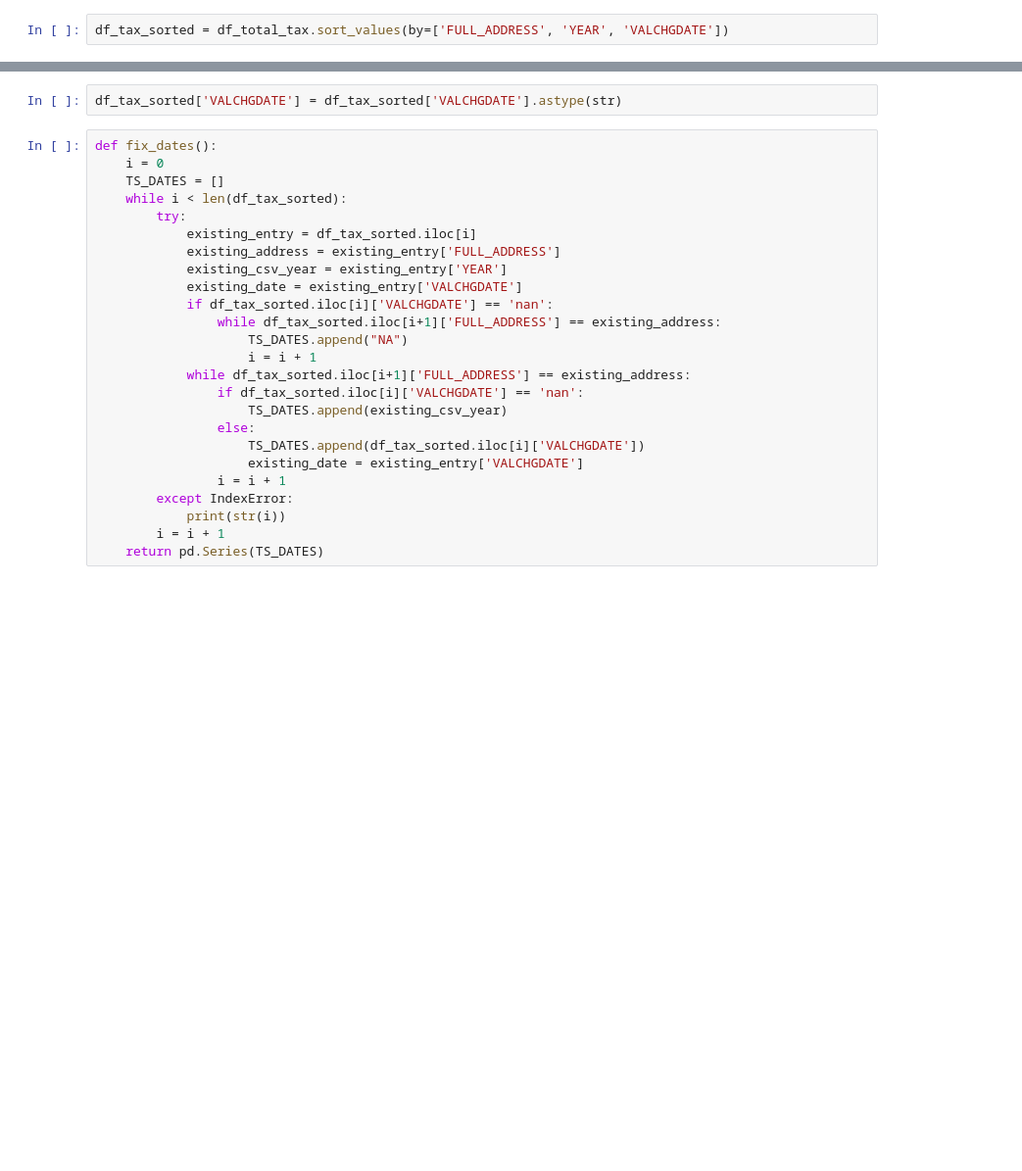
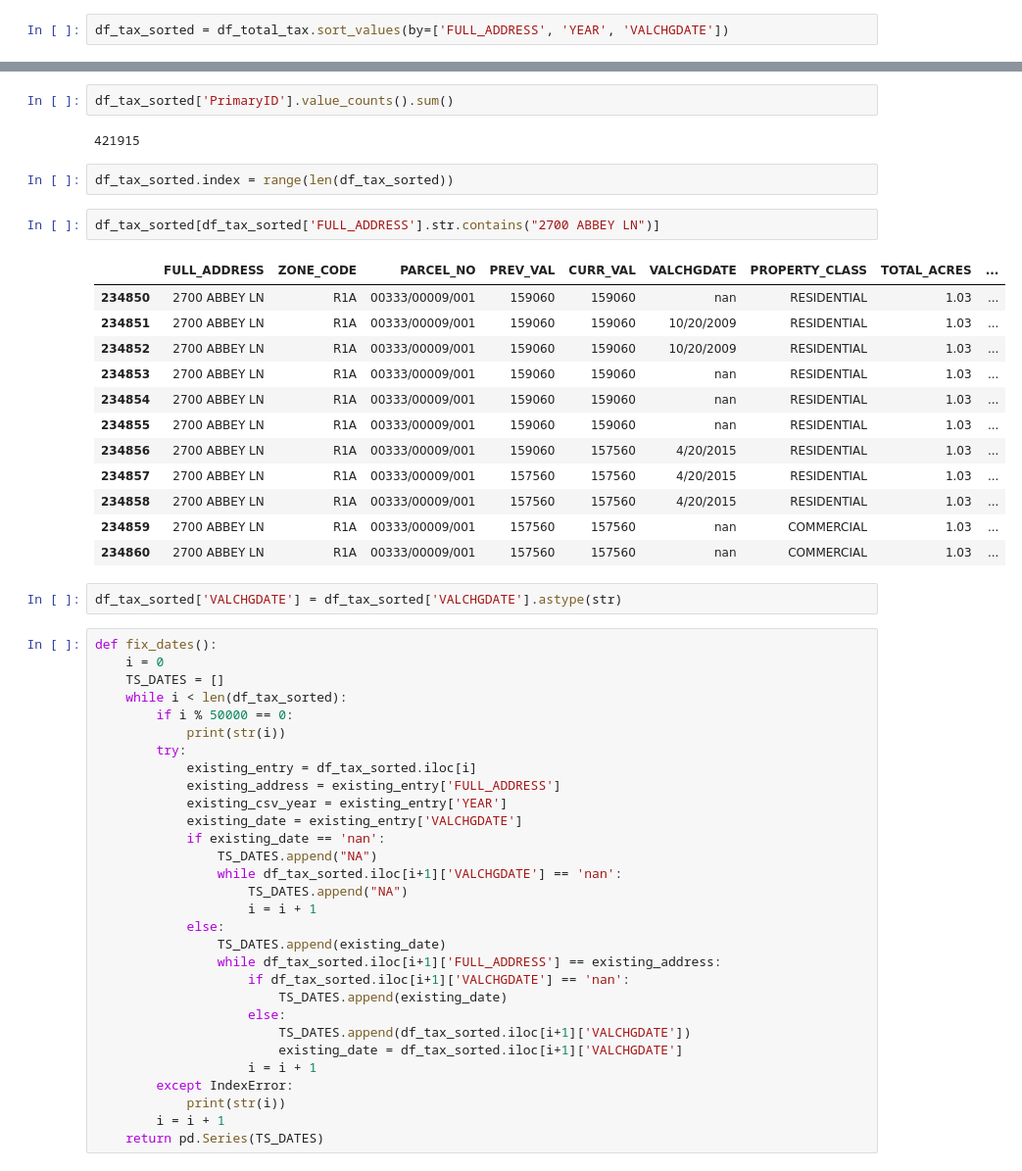
Before and after one commit to asensio-lab/albany-housing-analytics, a Jupyter notebook: preprocessing/propertyvalues/fix_tax_addresses_master.ipynb, the cells around one changed output, grey strips where cells are left out. Shown at 98% size. Drawn from its saved outputs; the diff is of its cells as text; blank space fills up the shorter version.

```diff
--- a/preprocessing/propertyvalues/fix_tax_addresses_master.ipynb
+++ b/preprocessing/propertyvalues/fix_tax_addresses_master.ipynb
@@ -508,3 +548,24 @@ True
+# %%
+df_tax_sorted['PrimaryID'].value_counts().sum()
+# %% [output]
+421915
+# %%
+df_tax_sorted.index = range(len(df_tax_sorted))
+# %%
+df_tax_sorted[df_tax_sorted['FULL_ADDRESS'].str.contains("2700 ABBEY LN")]
+# %% [output]
+|  | FULL_ADDRESS | ZONE_CODE | PARCEL_NO | PREV_VAL | CURR_VAL | VALCHGDATE | PROPERTY_CLASS | TOTAL_ACRES | ... |
+| 234850 | 2700 ABBEY LN | R1A | 00333/00009/001 | 159060 | 159060 | nan | RESIDENTIAL | 1.03 | ... |
+| 234851 | 2700 ABBEY LN | R1A | 00333/00009/001 | 159060 | 159060 | 10/20/2009 | RESIDENTIAL | 1.03 | ... |
+| 234852 | 2700 ABBEY LN | R1A | 00333/00009/001 | 159060 | 159060 | 10/20/2009 | RESIDENTIAL | 1.03 | ... |
+| 234853 | 2700 ABBEY LN | R1A | 00333/00009/001 | 159060 | 159060 | nan | RESIDENTIAL | 1.03 | ... |
+| 234854 | 2700 ABBEY LN | R1A | 00333/00009/001 | 159060 | 159060 | nan | RESIDENTIAL | 1.03 | ... |
+| 234855 | 2700 ABBEY LN | R1A | 00333/00009/001 | 159060 | 159060 | nan | RESIDENTIAL | 1.03 | ... |
+| 234856 | 2700 ABBEY LN | R1A | 00333/00009/001 | 159060 | 157560 | 4/20/2015 | RESIDENTIAL | 1.03 | ... |
+| 234857 | 2700 ABBEY LN | R1A | 00333/00009/001 | 157560 | 157560 | 4/20/2015 | RESIDENTIAL | 1.03 | ... |
+| 234858 | 2700 ABBEY LN | R1A | 00333/00009/001 | 157560 | 157560 | 4/20/2015 | RESIDENTIAL | 1.03 | ... |
+| 234859 | 2700 ABBEY LN | R1A | 00333/00009/001 | 157560 | 157560 | nan | COMMERCIAL | 1.03 | ... |
+| 234860 | 2700 ABBEY LN | R1A | 00333/00009/001 | 157560 | 157560 | nan | COMMERCIAL | 1.03 | ... |
 # %%
 df_tax_sorted['VALCHGDATE'] = df_tax_sorted['VALCHGDATE'].astype(str)
 # %%
@@ -512,22 +573,27 @@ def fix_dates():
     i = 0
     TS_DATES = []
     while i < len(df_tax_sorted):
+        if i % 50000 == 0:
+            print(str(i))
         try:
             existing_entry = df_tax_sorted.iloc[i]
             existing_address = existing_entry['FULL_ADDRESS']
             existing_csv_year = existing_entry['YEAR']
             existing_date = existing_entry['VALCHGDATE']
-            if df_tax_sorted.iloc[i]['VALCHGDATE'] == 'nan':
-                while df_tax_sorted.iloc[i+1]['FULL_ADDRESS'] == existing_address:
+            if existing_date == 'nan':
+                TS_DATES.append("NA")
+                while df_tax_sorted.iloc[i+1]['VALCHGDATE'] == 'nan':
                     TS_DATES.append("NA")
                     i = i + 1
-            while df_tax_sorted.iloc[i+1]['FULL_ADDRESS'] == existing_address:
-                if df_tax_sorted.iloc[i]['VALCHGDATE'] == 'nan':
-                    TS_DATES.append(existing_csv_year)
-                else:
-                    TS_DATES.append(df_tax_sorted.iloc[i]['VALCHGDATE'])
-                    existing_date = existing_entry['VALCHGDATE']
-                i = i + 1
+            else:
+                TS_DATES.append(existing_date)
+                while df_tax_sorted.iloc[i+1]['FULL_ADDRESS'] == existing_address:
+                    if df_tax_sorted.iloc[i+1]['VALCHGDATE'] == 'nan':
+                        TS_DATES.append(existing_date)
+                    else:
+                        TS_DATES.append(df_tax_sorted.iloc[i+1]['VALCHGDATE'])
+                        existing_date = df_tax_sorted.iloc[i+1]['VALCHGDATE']
+                    i = i + 1
         except IndexError:
             print(str(i))
         i = i + 1
```
Also changed, not shown: parts of 35 cells of this notebook, 1 other file.
